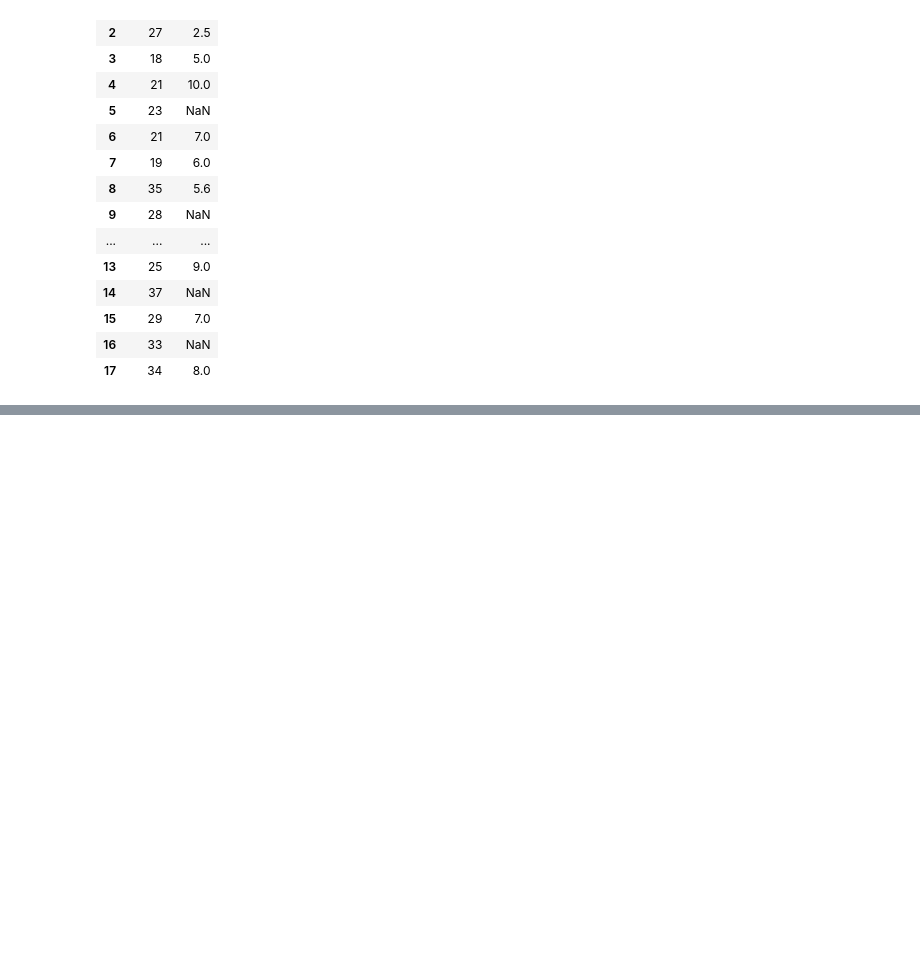
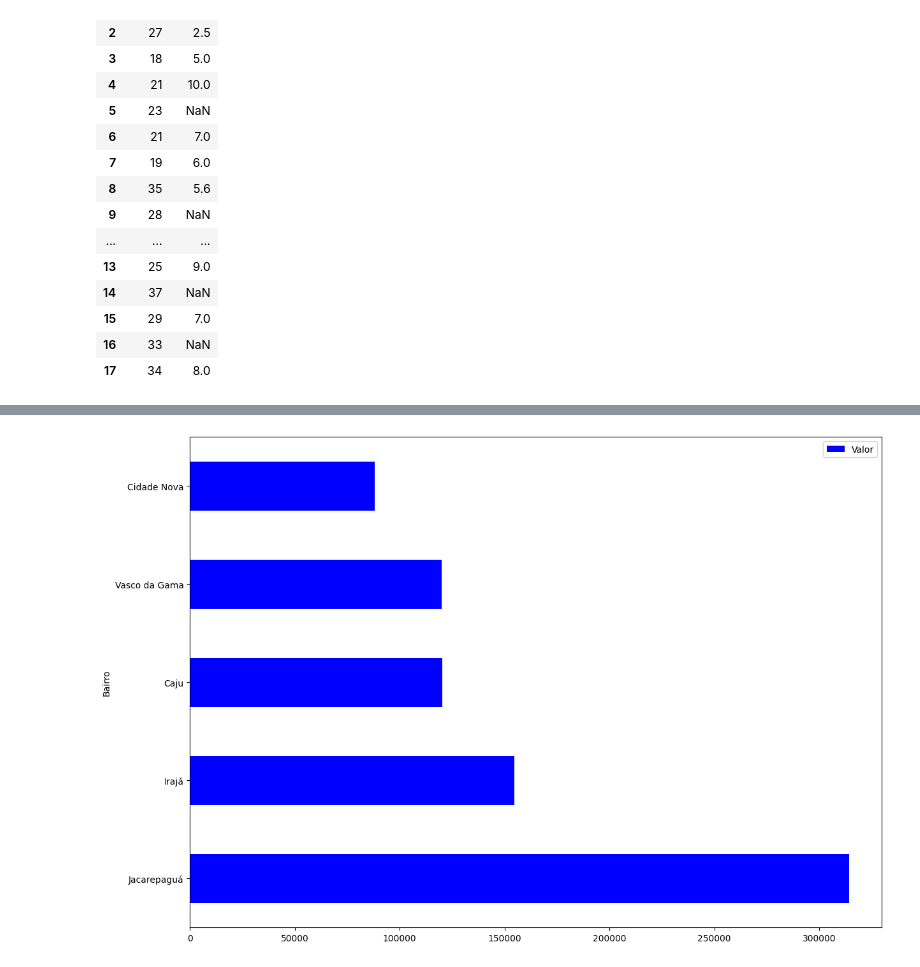
Before and after one commit to SpartanWilhelm/ALURA, a Jupyter notebook: Python para Data Science/Pandas_conhecendo a biblioteca/exercicios.ipynb, the cells around one changed output, grey strips where cells are left out. Cells and saved outputs as stored; diff of their text form; code cells hidden in the pictures; blank space fills up the shorter version.

Commit message:
Aula 2: Filtrando dados

```diff
--- a/Python para Data Science/Pandas_conhecendo a biblioteca/exercicios.ipynb
+++ b/Python para Data Science/Pandas_conhecendo a biblioteca/exercicios.ipynb
@@ -144,0 +155,4 @@ dados[['Idade', 'Notas']]
+# %%
+url = 'https://raw.githubusercontent.com/alura-cursos/pandas-conhecendo-a-biblioteca/main/base-de-dados/aluguel.csv'
+dados = pd.read_csv(url, sep=';')
+dados
@@ -144,0 +203,5 @@ dados[['Idade', 'Notas']]
+# %%
+df_bairros = dados.groupby('Bairro')[['Valor']].mean().sort_values('Valor', ascending=False).head()
+df_bairros.plot(kind='barh', figsize=(14,10), color='blue');
+# %% [output]
+[figure, added]
```
Also changed, not shown: parts of 6 cells of this notebook, 1 other file.
